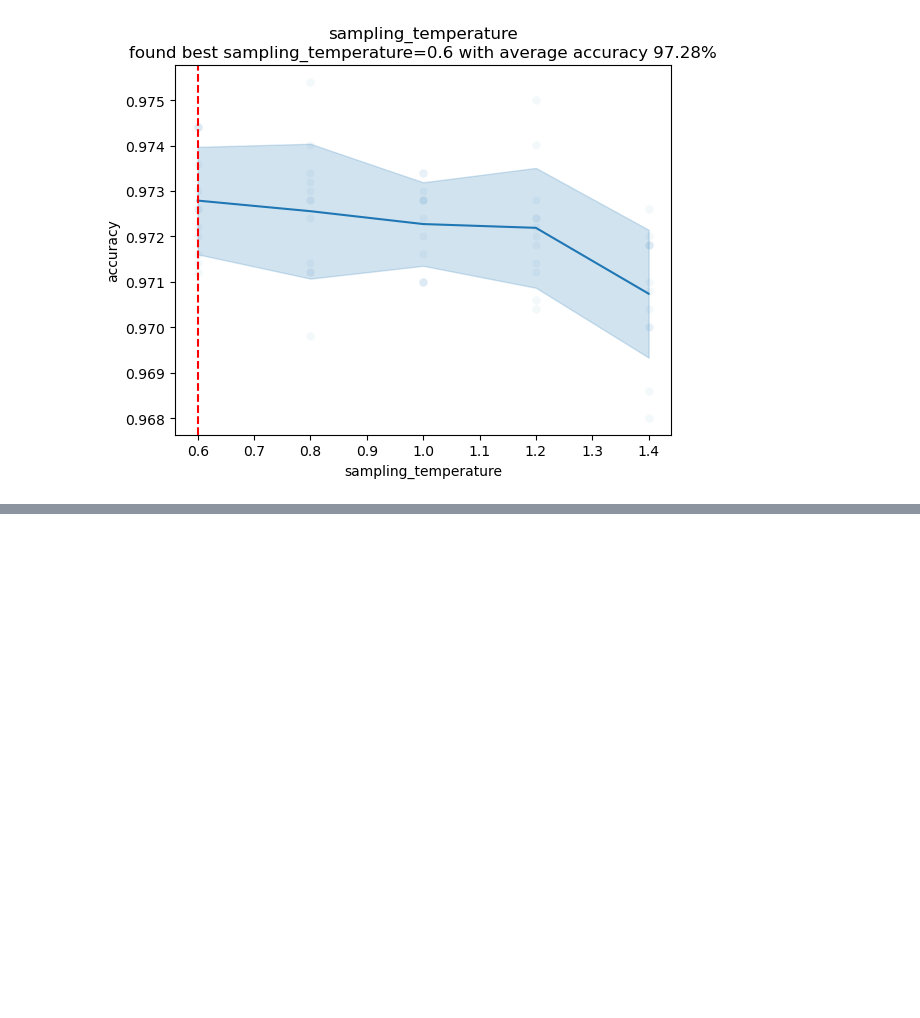
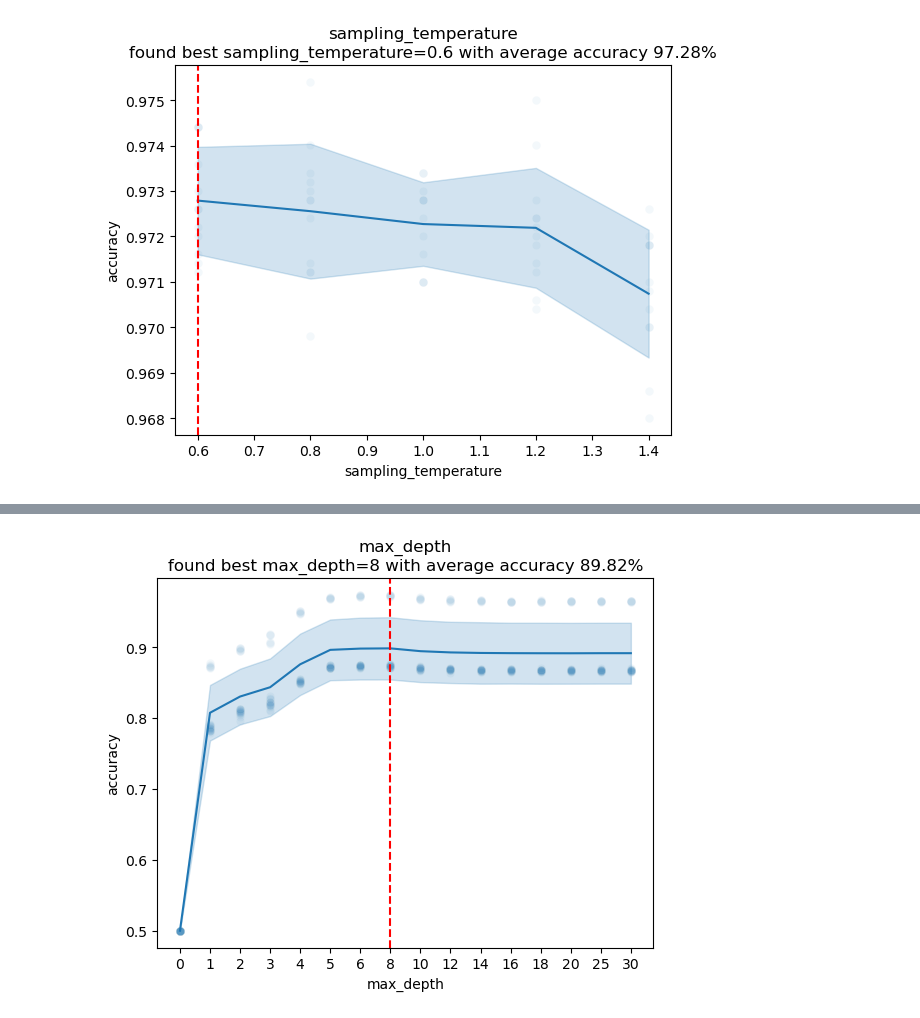
Before and after one commit to natijas/Classification-random-forest, a Jupyter notebook: src/UMA-analiza.ipynb, the cells around one changed output, grey strips where cells are left out. Drawn from its saved outputs; the diff is of its cells as text; code cells hidden in the pictures; blank space fills up the shorter version.

```diff
--- a/src/UMA-analiza.ipynb
+++ b/src/UMA-analiza.ipynb
@@ -403,0 +526,3 @@ with Pool(24) as pool:
+# %%
+with Pool(24) as pool:
+    plot_factor_dependency(X, Y, id3_constructor, 'max_depth', range(7), {}, reps=24, pool=pool)
@@ -403,0 +531,5 @@ with Pool(24) as pool:
+# %%
+with Pool(24) as pool:
+    plot_factor_dependency(X, Y, c45_constructor, 'max_depth', [0 , 1, 2, 3, 4, 5, 6, 8, 10, 12, 14, 16, 18, 20, 25, 30], {'validation_ratio': 0}, reps=24, pool=pool)
+# %% [output]
+[figure, added]
```
Also changed, not shown: parts of 24 cells of this notebook, 2 other files.
